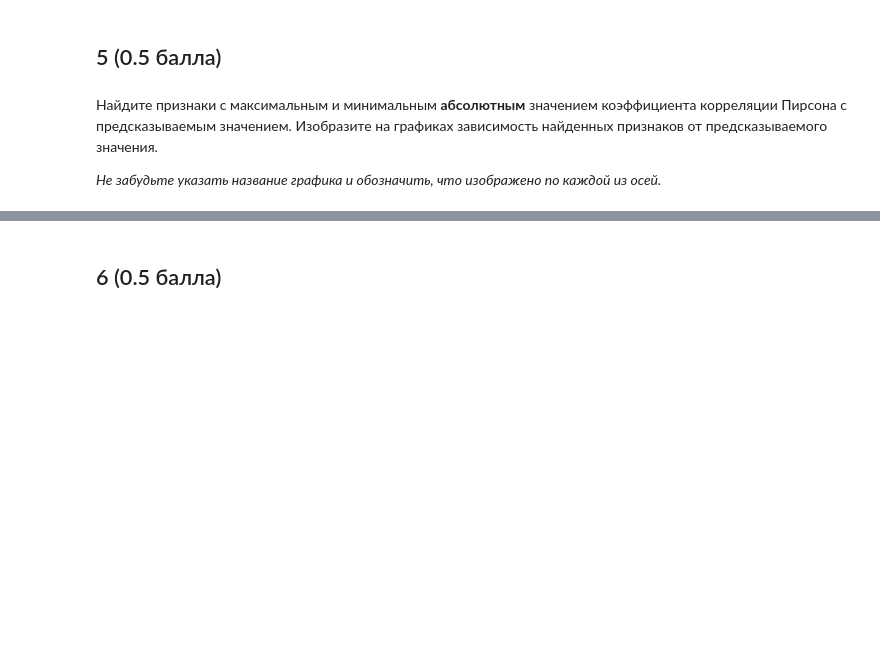
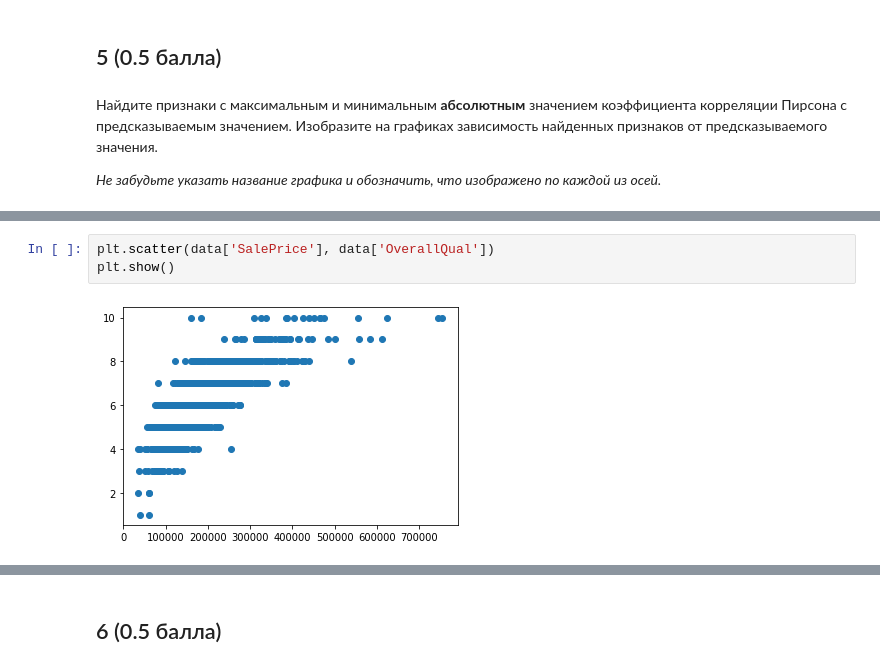
Before and after one commit to BunnyNoBugs/minor2020-iad6, a Jupyter notebook: hw02-knn-lr-gd/hw2-knn-lr-gd.ipynb, the cells around one changed output, grey strips where cells are left out. Saved outputs shown, nothing was run; the diff lists cells and outputs as text; blank space fills up the shorter version.

```diff
--- a/hw02-knn-lr-gd/hw2-knn-lr-gd.ipynb
+++ b/hw02-knn-lr-gd/hw2-knn-lr-gd.ipynb
@@ -470,0 +575,5 @@ import seaborn as sns
+# %%
+plt.scatter(data['SalePrice'], data['OverallQual'])
+plt.show()
+# %% [output]
+[figure, added]
```
Also changed, not shown: parts of 42 cells of this notebook, 2 other files.
